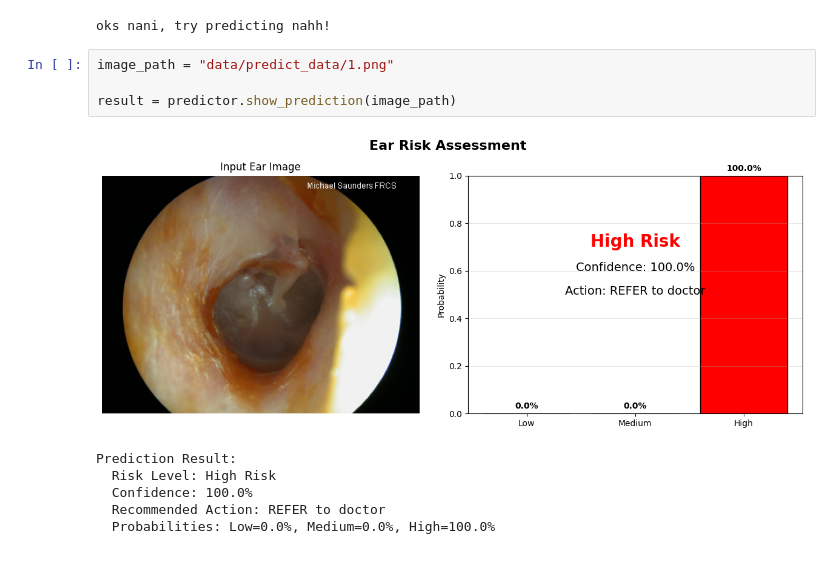
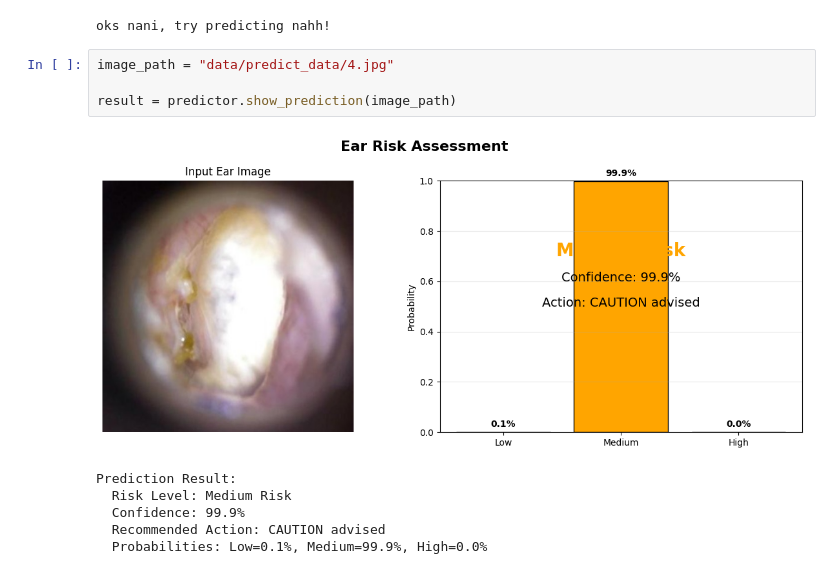
Before and after one commit to Veynnn/CSC173-DeepCV-Sistona, a Jupyter notebook: project_limpyo.ipynb, the cells around one changed output. Cells and saved outputs as stored; diff of their text form.

```diff
--- a/project_limpyo.ipynb
+++ b/project_limpyo.ipynb
@@ -883,13 +883,13 @@ print("oks nani, try predicting nahh!")
 # %% [output]
 oks nani, try predicting nahh!
 # %%
-image_path = "data/predict_data/1.png"
+image_path = "data/predict_data/4.jpg"
 
 result = predictor.show_prediction(image_path)
 # %% [output]
-[figure, old version]
+[figure, new version]
 Prediction Result:
-  Risk Level: High Risk
-  Confidence: 100.0%
-  Recommended Action: REFER to doctor
-  Probabilities: Low=0.0%, Medium=0.0%, High=100.0%
+  Risk Level: Medium Risk
+  Confidence: 99.9%
+  Recommended Action: CAUTION advised
+  Probabilities: Low=0.1%, Medium=99.9%, High=0.0%
```
Also changed, not shown: 1 other file.
